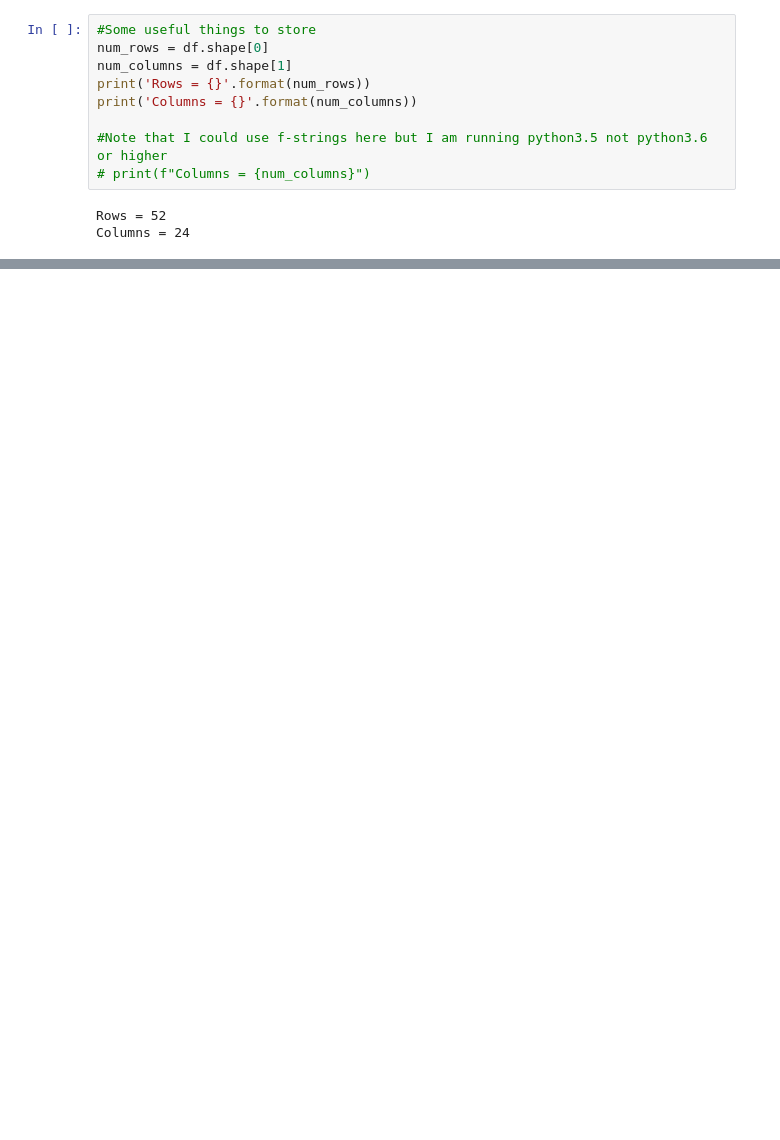
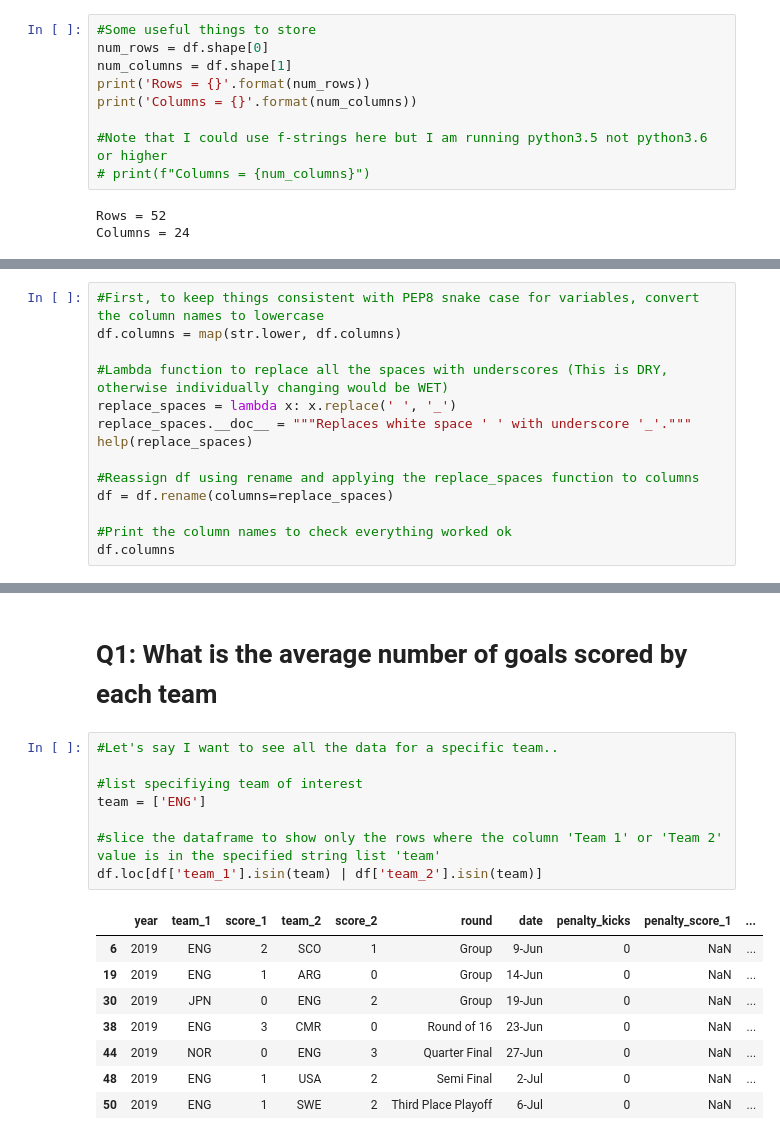
Before and after one commit to kemmanouilides/ffwc-2019-analysis, a Jupyter notebook: v01.ipynb, the cells around one changed output, grey strips where cells are left out. Drawn from its saved outputs; the diff is of its cells as text; blank space fills up the shorter version.

```diff
--- a/v01.ipynb
+++ b/v01.ipynb
@@ -109,0 +193,14 @@ Columns = 24
+# %%
+#First, to keep things consistent with PEP8 snake case for variables, convert the column names to lowercase
+df.columns = map(str.lower, df.columns)
+
+#Lambda function to replace all the spaces with underscores (This is DRY, otherwise individually changing would be WET)
+replace_spaces = lambda x: x.replace(' ', '_')
+replace_spaces.__doc__ = """Replaces white space ' ' with underscore '_'."""
+help(replace_spaces)
+
+#Reassign df using rename and applying the replace_spaces function to columns
+df = df.rename(columns=replace_spaces)
+
+#Print the column names to check everything worked ok
+df.columns
@@ -109,0 +219,19 @@ Columns = 24
+# %% [markdown]
+# Q1: What is the average number of goals scored by each team
+# %%
+#Let's say I want to see all the data for a specific team..
+
+#list specifiying team of interest
+team = ['ENG']
+
+#slice the dataframe to show only the rows where the column 'Team 1' or 'Team 2' value is in the specified string list 'team'
+df.loc[df['team_1'].isin(team) | df['team_2'].isin(team)]
+# %% [output]
+|  | year | team_1 | score_1 | team_2 | score_2 | round | date | penalty_kicks | penalty_score_1 | ... |
+| 6 | 2019 | ENG | 2 | SCO | 1 | Group | 9-Jun | 0 | NaN | ... |
+| 19 | 2019 | ENG | 1 | ARG | 0 | Group | 14-Jun | 0 | NaN | ... |
+| 30 | 2019 | JPN | 0 | ENG | 2 | Group | 19-Jun | 0 | NaN | ... |
+| 38 | 2019 | ENG | 3 | CMR | 0 | Round of 16 | 23-Jun | 0 | NaN | ... |
+| 44 | 2019 | NOR | 0 | ENG | 3 | Quarter Final | 27-Jun | 0 | NaN | ... |
+| 48 | 2019 | ENG | 1 | USA | 2 | Semi Final | 2-Jul | 0 | NaN | ... |
+| 50 | 2019 | ENG | 1 | SWE | 2 | Third Place Playoff | 6-Jul | 0 | NaN | ... |
```
Also changed, not shown: parts of 17 cells of this notebook.
